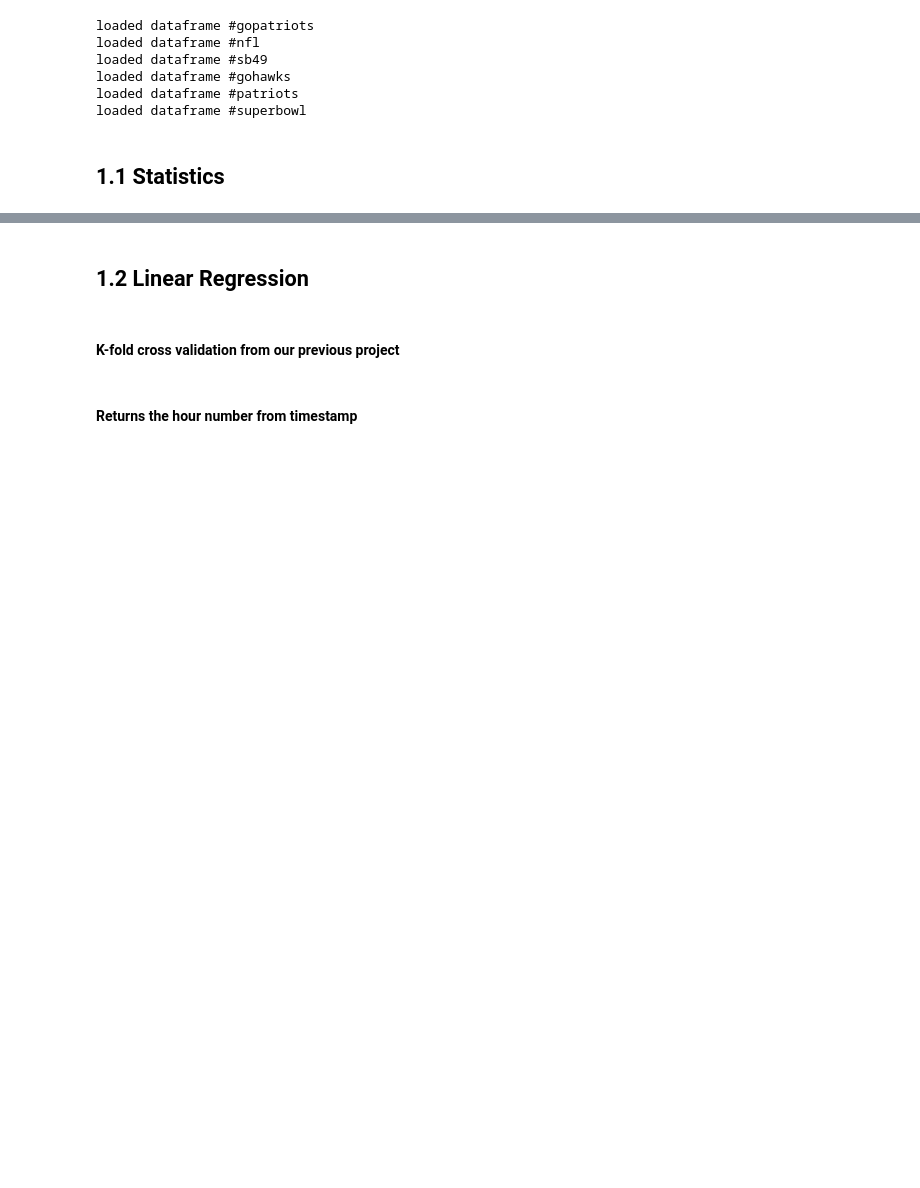
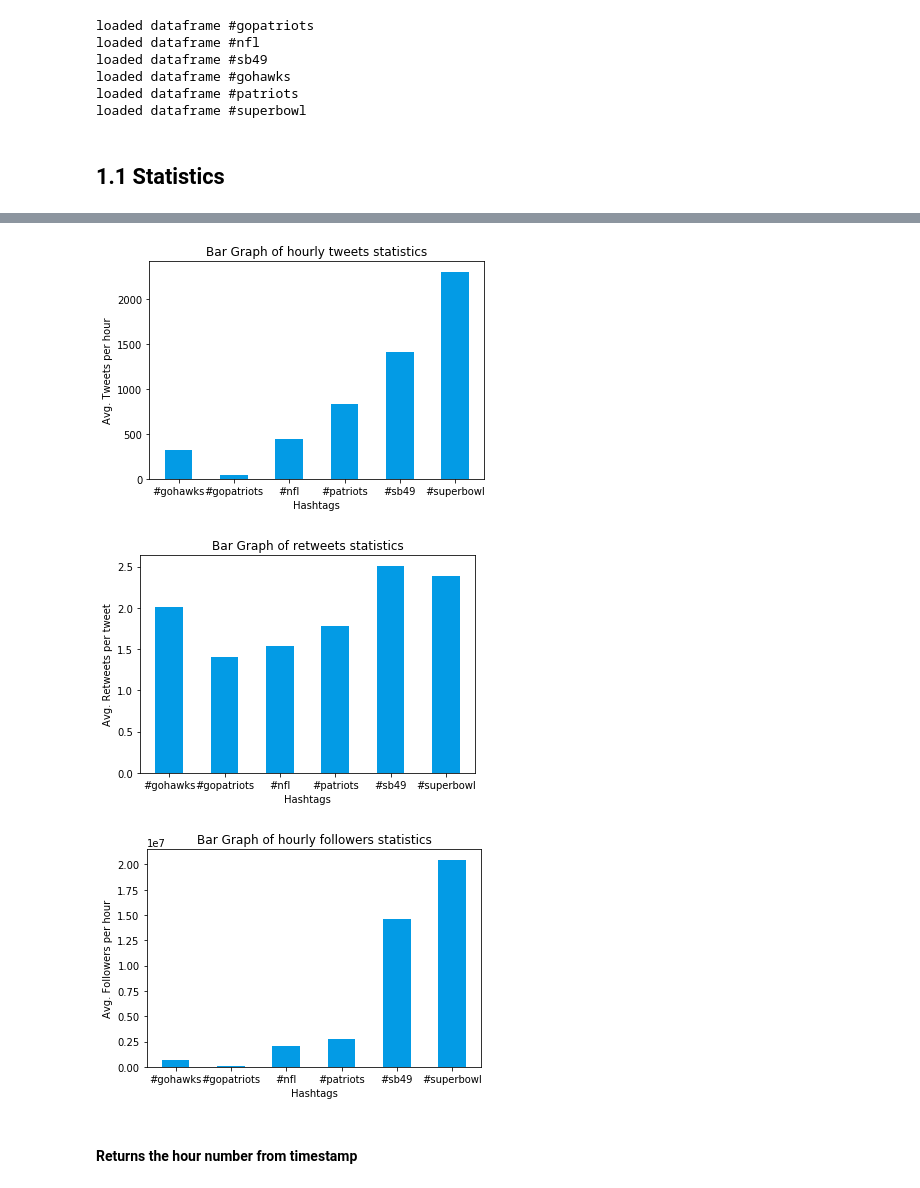
Before and after one commit to TSatyaVasanthReddy/TwitterPopularityPrediction, a Jupyter notebook: code_satya.ipynb, the cells around one changed output, grey strips where cells are left out. Cells and saved outputs as stored; diff of their text form; code cells hidden in the pictures; blank space fills up the shorter version.

Commit message:
merge prev n hours

```diff
--- a/code_satya.ipynb
+++ b/code_satya.ipynb
@@ -120,7 +115,7 @@ retweets     1348762
 dtype: int64
 # %%
 tweets_hrly = {}
-retweets_hrly = {}
+retweets_avg = {}
 followers_hrly = {}
 tweets_cnt = {}
 retweets_cnt = {}
@@ -128,19 +123,11 @@ followers_cnt = {}
 
 for hashtag in hashtags:
     print(hashtag)
-    print(1)
     df = df_map[hashtag]
-    print(2)
     sec = df['timestamp'].max() - df['timestamp'].min()
-    print(3)
     tweets_cnt[hashtag] = df['tweet_id'].count()
-    print(4)
     retweets_cnt[hashtag] = df['retweets'].sum()
-    print(5)
     followers_cnt[hashtag] = df['followers'].sum()
-    print(6)
     tweets_hrly[hashtag] = (tweets_cnt[hashtag]*3600)/sec
-    print(7)
-    retweets_hrly[hashtag] = (retweets_cnt[hashtag]*3600)/sec
-    print(8)
+    retweets_avg[hashtag] = (retweets_cnt[hashtag])/tweets_cnt[hashtag]
     followers_hrly[hashtag] = (followers_cnt[hashtag]*3600)/sec
@@ -155,4 +155,0 @@ print('Followers Avg. hourly',followers_cnt)
-# %% [markdown]
-## 1.2 Linear Regression
-# %% [markdown]
-#### K-fold cross validation from our previous project
@@ -185,3 +156,23 @@ def perform_10fold(X,y,regressor, print_ = False,shuffle_= True):
+# %%
+plt.bar(tweets_hrly.keys(),tweets_hrly.values(), width=0.5, color='#039BE5')
+plt.title('Bar Graph of hourly tweets statistics')
+plt.xlabel('Hashtags')
+plt.ylabel('Avg. Tweets per hour')
+plt.show()
+plt.bar(retweets_avg.keys(),retweets_avg.values(), width=0.5, color='#039BE5')
+plt.title('Bar Graph of retweets statistics')
+plt.xlabel('Hashtags')
+plt.ylabel('Avg. Retweets per tweet')
+plt.show()
+plt.bar(followers_hrly.keys(),followers_hrly.values(), width=0.5, color='#039BE5')
+plt.title('Bar Graph of hourly followers statistics')
+plt.xlabel('Hashtags')
+plt.ylabel('Avg. Followers per hour')
+plt.show()
+# %% [output]
+[figure, added]
+[figure, added]
+[figure, added]
 # %% [markdown]
 #### Returns the hour number from timestamp
 # %%
```
Also changed, not shown: parts of 13 cells of this notebook.
